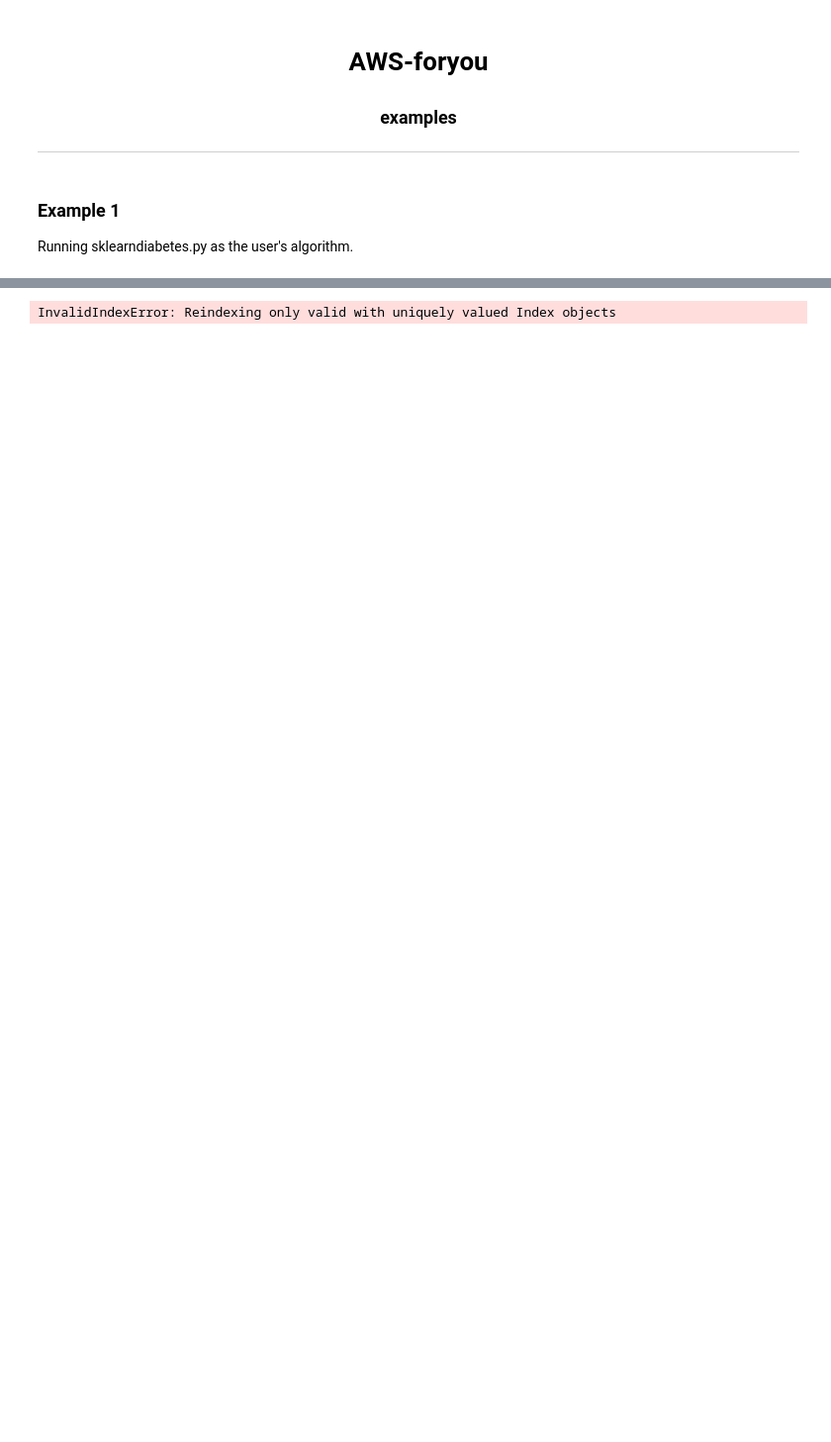
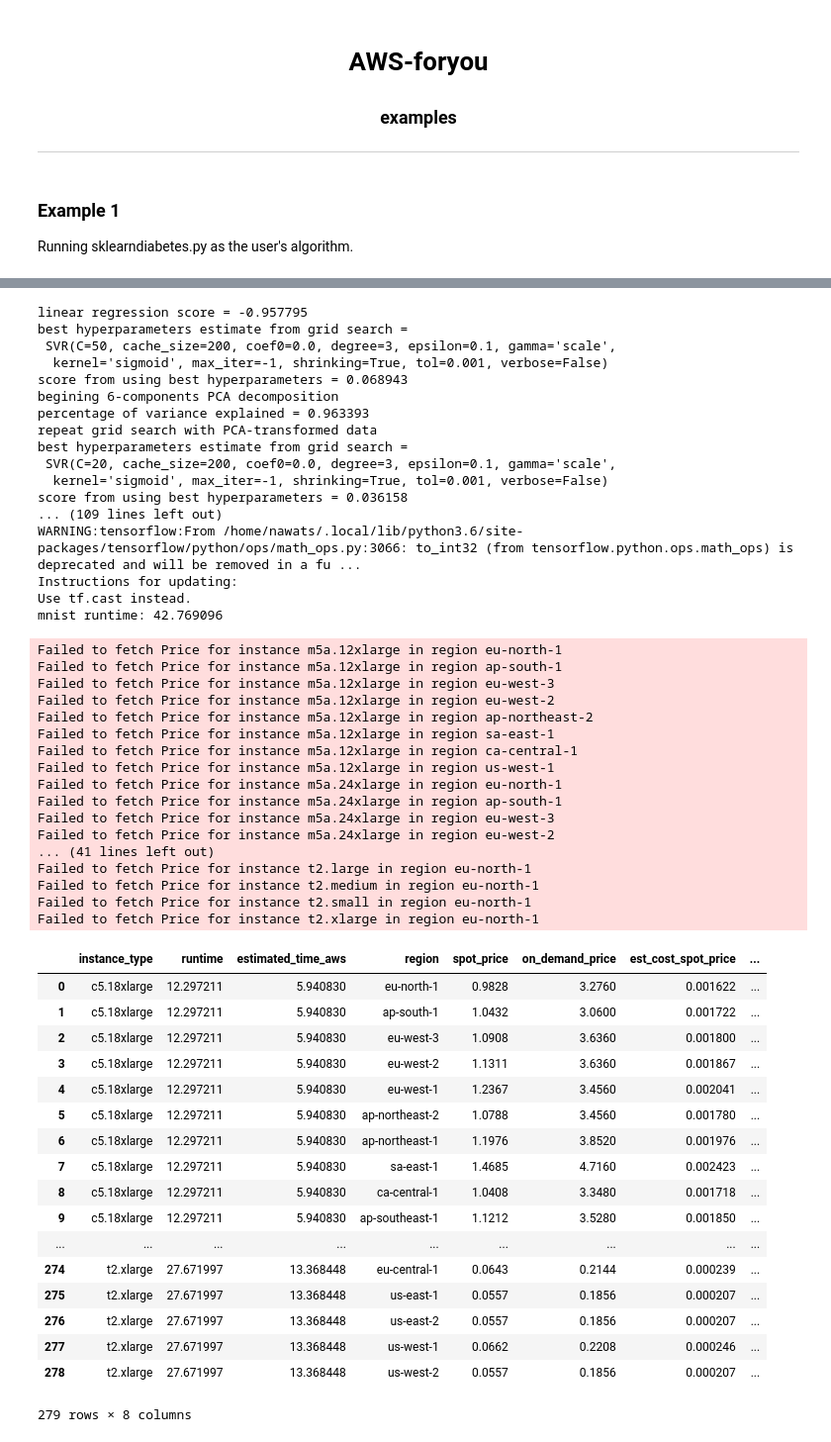
Before and after one commit to winnawat/AWS-foryou, a Jupyter notebook: examples/examples.ipynb, the cells around one changed output, grey strips where cells are left out. Shown at 99% size. Saved outputs shown, nothing was run; the diff lists cells and outputs as text; code cells hidden in the pictures; blank space fills up the shorter version.

Commit message:
updated examples notebook

```diff
--- a/examples/examples.ipynb
+++ b/examples/examples.ipynb
@@ -54,4 +66,56 @@ best model is
 # %%
-awsforyou.algo_runner.run_algo("run_sklearn_diabetes(data_loc='./examples/x_diabetes.csv', target_loc='./examples/y_diabetes.csv')", 'sklearn_diabetes', 3, 3)
+df = aws_foryou.aws_foryou("run_sklearn_diabetes(data_loc='examples/x_diabetes.csv', target_loc='examples/y_diabetes.csv')", 'examples.sklearn_diabetes')
+df
 # %% [output]
-InvalidIndexError: Reindexing only valid with uniquely valued Index objects
+linear regression score = -0.957795
+best hyperparameters estimate from grid search =
+ SVR(C=50, cache_size=200, coef0=0.0, degree=3, epsilon=0.1, gamma='scale',
+  kernel='sigmoid', max_iter=-1, shrinking=True, tol=0.001, verbose=False)
+score from using best hyperparameters = 0.068943
+begining 6-components PCA decomposition
+percentage of variance explained = 0.963393
+repeat grid search with PCA-transformed data
+best hyperparameters estimate from grid search =
+ SVR(C=20, cache_size=200, coef0=0.0, degree=3, epsilon=0.1, gamma='scale',
+  kernel='sigmoid', max_iter=-1, shrinking=True, tol=0.001, verbose=False)
+score from using best hyperparameters = 0.036158
+... (109 lines left out)
+WARNING:tensorflow:From /home/nawats/.local/lib/python3.6/site-packages/tensorflow/python/ops/math_ops.py:3066: to_int32 (from tensorflow.python.ops.math_ops) is deprecated and will be removed in a fu ...
+Instructions for updating:
+Use tf.cast instead.
+mnist runtime: 42.769096
+Failed to fetch Price for instance m5a.12xlarge in region eu-north-1
+Failed to fetch Price for instance m5a.12xlarge in region ap-south-1
+Failed to fetch Price for instance m5a.12xlarge in region eu-west-3
+Failed to fetch Price for instance m5a.12xlarge in region eu-west-2
+Failed to fetch Price for instance m5a.12xlarge in region ap-northeast-2
+Failed to fetch Price for instance m5a.12xlarge in region sa-east-1
+Failed to fetch Price for instance m5a.12xlarge in region ca-central-1
+Failed to fetch Price for instance m5a.12xlarge in region us-west-1
+Failed to fetch Price for instance m5a.24xlarge in region eu-north-1
+Failed to fetch Price for instance m5a.24xlarge in region ap-south-1
+Failed to fetch Price for instance m5a.24xlarge in region eu-west-3
+Failed to fetch Price for instance m5a.24xlarge in region eu-west-2
+... (41 lines left out)
+Failed to fetch Price for instance t2.large in region eu-north-1
+Failed to fetch Price for instance t2.medium in region eu-north-1
+Failed to fetch Price for instance t2.small in region eu-north-1
+Failed to fetch Price for instance t2.xlarge in region eu-north-1
+|  | instance_type | runtime | estimated_time_aws | region | spot_price | on_demand_price | est_cost_spot_price | ... |
+| 0 | c5.18xlarge | 12.297211 | 5.940830 | eu-north-1 | 0.9828 | 3.2760 | 0.001622 | ... |
+| 1 | c5.18xlarge | 12.297211 | 5.940830 | ap-south-1 | 1.0432 | 3.0600 | 0.001722 | ... |
+| 2 | c5.18xlarge | 12.297211 | 5.940830 | eu-west-3 | 1.0908 | 3.6360 | 0.001800 | ... |
+| 3 | c5.18xlarge | 12.297211 | 5.940830 | eu-west-2 | 1.1311 | 3.6360 | 0.001867 | ... |
+| 4 | c5.18xlarge | 12.297211 | 5.940830 | eu-west-1 | 1.2367 | 3.4560 | 0.002041 | ... |
+| 5 | c5.18xlarge | 12.297211 | 5.940830 | ap-northeast-2 | 1.0788 | 3.4560 | 0.001780 | ... |
+| 6 | c5.18xlarge | 12.297211 | 5.940830 | ap-northeast-1 | 1.1976 | 3.8520 | 0.001976 | ... |
+| 7 | c5.18xlarge | 12.297211 | 5.940830 | sa-east-1 | 1.4685 | 4.7160 | 0.002423 | ... |
+| 8 | c5.18xlarge | 12.297211 | 5.940830 | ca-central-1 | 1.0408 | 3.3480 | 0.001718 | ... |
+| 9 | c5.18xlarge | 12.297211 | 5.940830 | ap-southeast-1 | 1.1212 | 3.5280 | 0.001850 | ... |
+| ... | ... | ... | ... | ... | ... | ... | ... | ... |
+| 274 | t2.xlarge | 27.671997 | 13.368448 | eu-central-1 | 0.0643 | 0.2144 | 0.000239 | ... |
+| 275 | t2.xlarge | 27.671997 | 13.368448 | us-east-1 | 0.0557 | 0.1856 | 0.000207 | ... |
+| 276 | t2.xlarge | 27.671997 | 13.368448 | us-east-2 | 0.0557 | 0.1856 | 0.000207 | ... |
+| 277 | t2.xlarge | 27.671997 | 13.368448 | us-west-1 | 0.0662 | 0.2208 | 0.000246 | ... |
+| 278 | t2.xlarge | 27.671997 | 13.368448 | us-west-2 | 0.0557 | 0.1856 | 0.000207 | ... |
+279 rows × 8 columns
```
Also changed, not shown: parts of 7 cells of this notebook.
